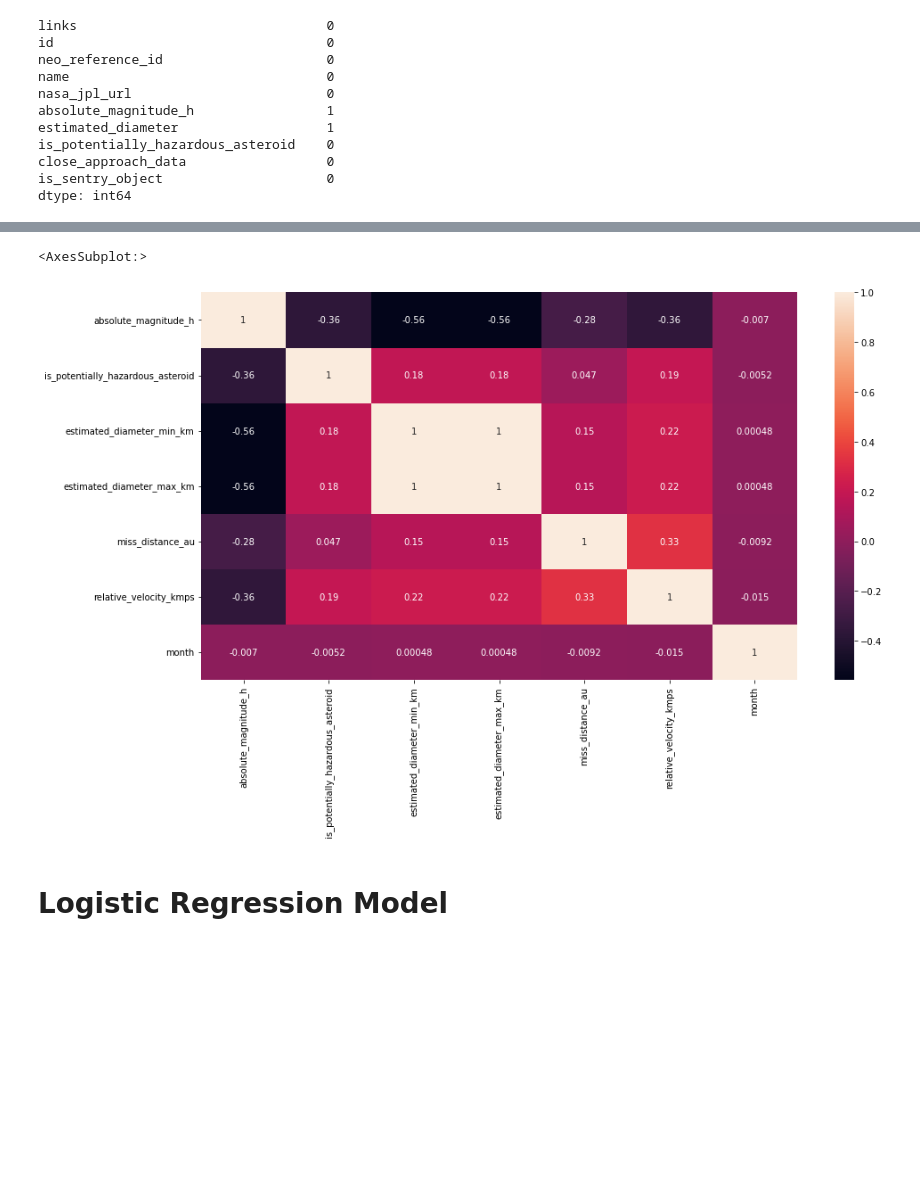
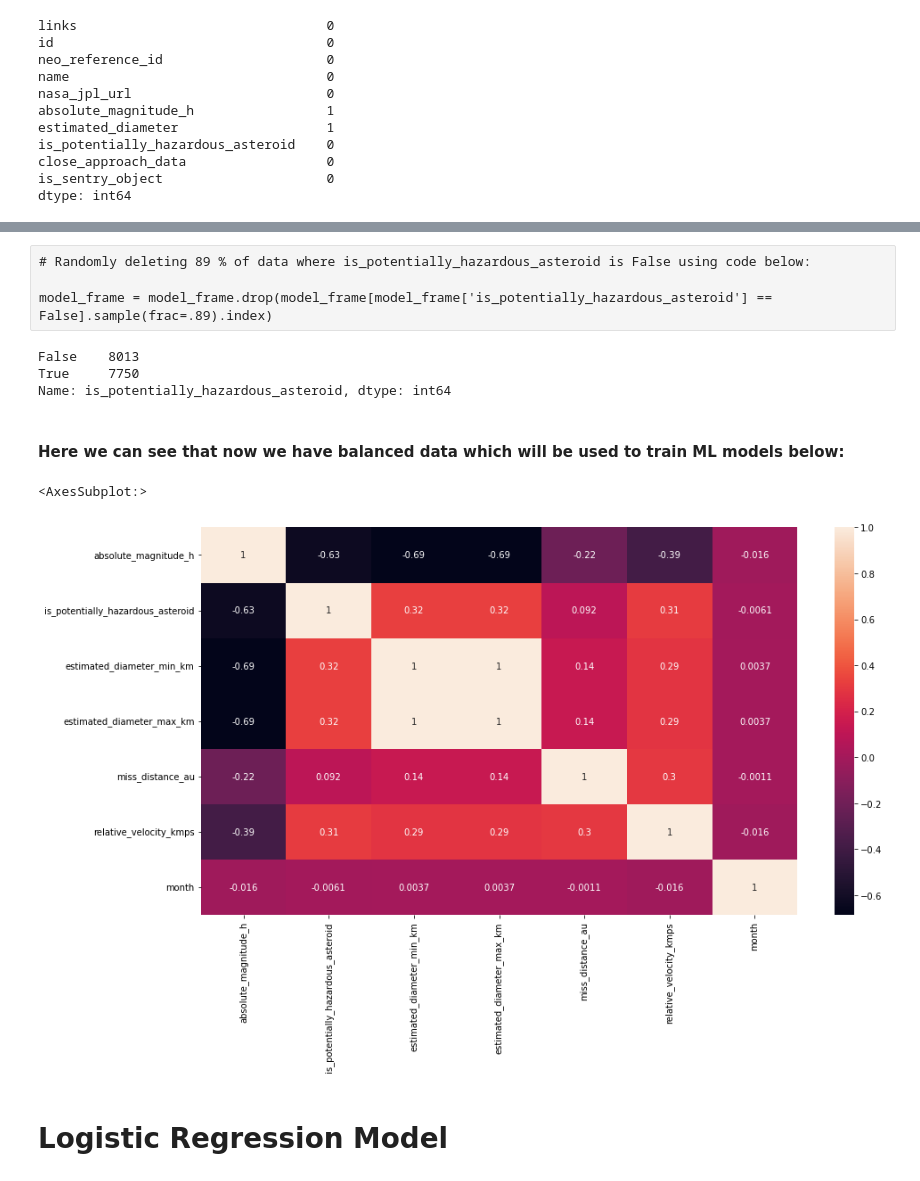
Before and after one commit to kashishverma10/neo_classification, a Jupyter notebook: NASA.ipynb, the cells around one changed output, grey strips where cells are left out. Cells and saved outputs as stored; diff of their text form; code cells hidden in the pictures; blank space fills up the shorter version.

Commit message:
downsampled data for correct accuracy score

```diff
--- a/NASA.ipynb
+++ b/NASA.ipynb
@@ -179,3 +184,12 @@ df.head(4)
 # %%
-#df_na4[['year','month','day']] = df_na4[['year','month','day']].apply(pd.to_numeric)
-df[['id','neo_reference_id','miss_distance_au','relative_velocity_kmps',]] =df[['id','neo_reference_id','miss_distance_au','relative_velocity_kmps',]].apply(pd.to_numeric)
+df[[
+    'id',
+    'neo_reference_id',
+    'miss_distance_au',
+    'relative_velocity_kmps',
+]] = df[[
+    'id',
+    'neo_reference_id',
+    'miss_distance_au',
+    'relative_velocity_kmps',
+]].apply(pd.to_numeric)
@@ -186,0 +196,6 @@ df[['close_approach_date']] = df[['close_approach_date']].apply(pd.to_datetime)
+# %%
+model_frame = df.drop(columns=([
+    'links', 'neo_reference_id', 'nasa_jpl_url', 'estimated_diameter',
+    'close_approach_data'
+]))
+model_frame.tail(5)
@@ -186,0 +209,3 @@ df[['close_approach_date']] = df[['close_approach_date']].apply(pd.to_datetime)
+# %%
+model_frame[['y','month','d']] = model_frame['close_approach_date'].str.split('-',expand=True)
+df[['close_approach_date']] = df[['close_approach_date']].apply(pd.to_datetime)
@@ -187 +216,7 @@ df[['close_approach_date']] = df[['close_approach_date']].apply(pd.to_datetime)
+# %%
+model_frame = model_frame.drop(columns=([
+    'y', 'd', 'close_approach_date', 'id', 'name', 'is_sentry_object',
+    'orbiting_body'
+]))
+model_frame['month'] = model_frame['month'].apply(pd.to_numeric)
 # %%
@@ -245,18 +247,26 @@ clean.describe()
+# %% [raw]
+# Randomly deleting 89 % of data where is_potentially_hazardous_asteroid is False using code below:
+
+model_frame = model_frame.drop(model_frame[model_frame['is_potentially_hazardous_asteroid'] == False].sample(frac=.89).index)
+# %%
+model_frame['is_potentially_hazardous_asteroid'].value_counts()
+# %% [output]
+False    8013
+True     7750
+Name: is_potentially_hazardous_asteroid, dtype: int64
+# %% [markdown]
+#### Here we can see that now we have balanced data which will be used to train ML models below:
 # %%
 # correlation analysis
-correlationanalysis = clean.corr()
-
-# Importing our visualization libraries
-import seaborn as sns
-import matplotlib.pyplot as plt
+correlationanalysis = model_frame.corr()
 
 # Resizing trick from matplotlib
 plt.figure(figsize=(15,8))
 
 # setting the annot argument to "True" to display labels
 sns.heatmap(correlationanalysis,annot=True)
 # %% [output]
 <AxesSubplot:>
-[figure, old version]
+[figure, new version]
 # %%
 ## including all previous columns, only dropping the dependent variable 'is_potentially_hazardous_asteroid'
```
Also changed, not shown: parts of 35 cells of this notebook, 1 other file.
